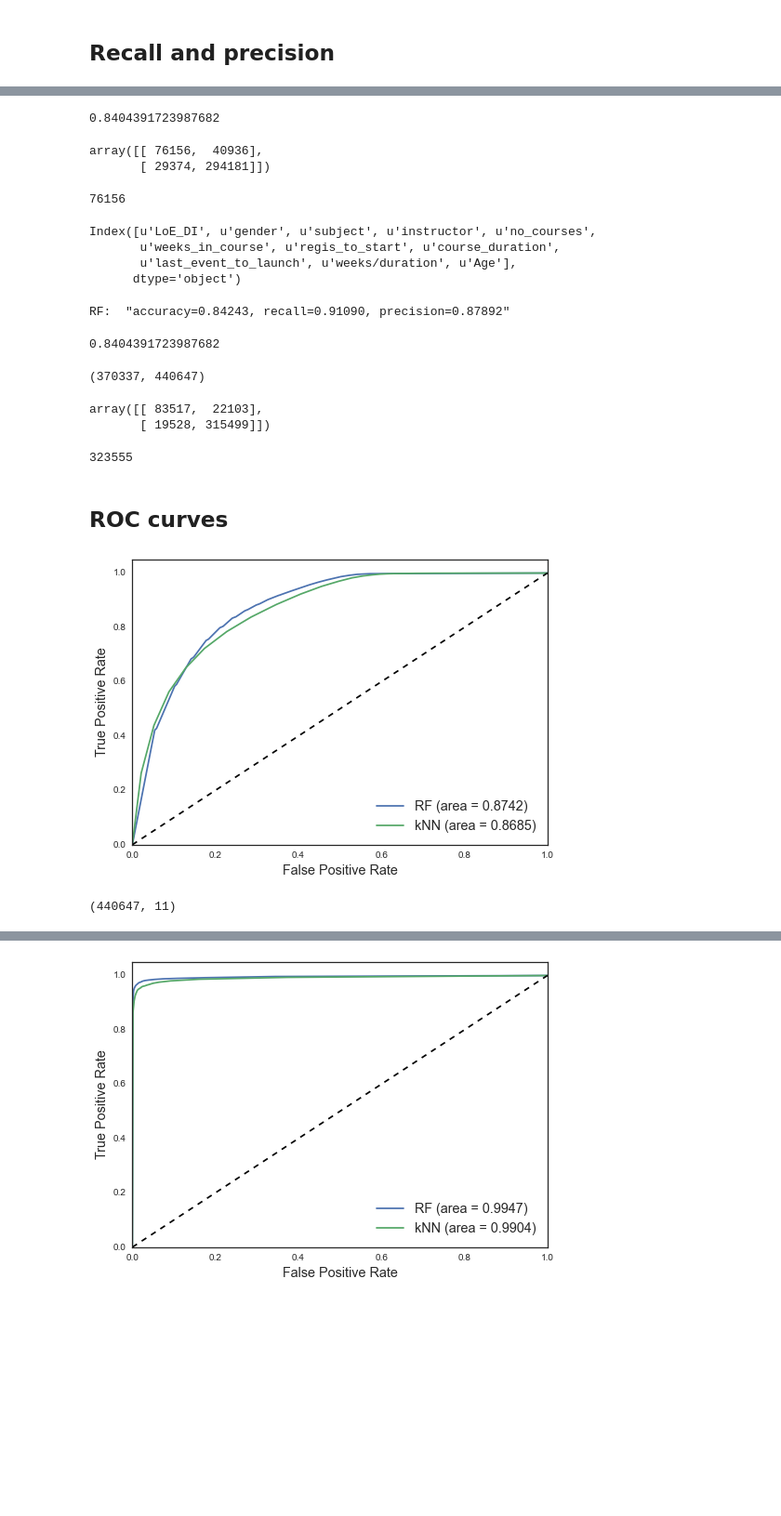
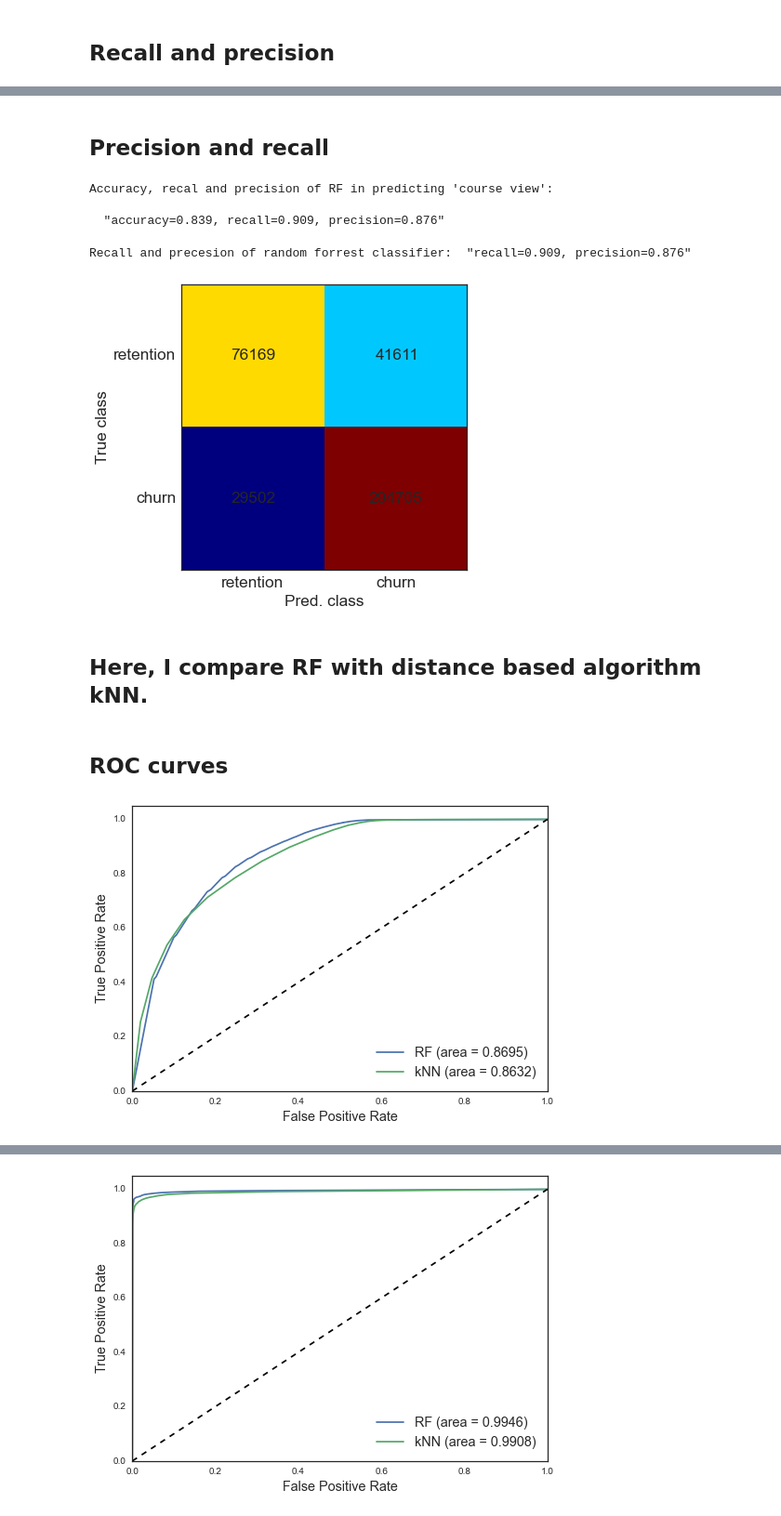
Before and after one commit to hadi-ds/mooc, a Jupyter notebook: Learning.ipynb, the cells around one changed output, grey strips where cells are left out. Shown at 93% size. Cells and saved outputs as stored; diff of their text form; code cells hidden in the pictures; blank space fills up the shorter version.

```diff
--- a/Learning.ipynb
+++ b/Learning.ipynb
@@ -391,53 +311,34 @@ confusion_matrices = [
-# %%
-mean(view_pred == view)
-# %% [output]
-0.8404391723987682
-# %%
-confusion_matrices[0][1]
-# %% [output]
-array([[ 76156,  40936],
-       [ 29374, 294181]])
-# %%
-s = 0
-for i in xrange(len(view)):
-    if view[i] == 0 and view_pred[i] == 0:
-        s += 1
-print s
-# %% [output]
-76156
-# %%
-df_view.columns
-# %% [output]
-Index([u'LoE_DI', u'gender', u'subject', u'instructor', u'no_courses',
-       u'weeks_in_course', u'regis_to_start', u'course_duration',
-       u'last_event_to_launch', u'weeks/duration', u'Age'],
-      dtype='object')
+# %% [markdown]
+## Precision and recall
+# %%
+from sklearn.metrics import confusion_matrix
+confusion_matrices = [
+        ( "Random Forest", confusion_matrix(is_view, is_view_pred)),
+    ]
+
+rf_conf = confusion_matrices[0][1]
+print "Accuracy, recal and precision of RF in predicting 'course view':\n\n  \"accuracy=%.3f, recall=%.3f, precision=%.3f\"\n" % (float(rf_conf[0][0]+rf_conf[1][1])/sum(rf_conf), float(rf_conf[1][1])/
+                                                  (rf_conf[1][1]+rf_conf[1][0]),
+                                                  float(rf_conf[1][1])/(rf_conf[1][1]+rf_conf[0][1]))
+# %% [output]
+Accuracy, recal and precision of RF in predicting 'course view':
+
+  "accuracy=0.839, recall=0.909, precision=0.876"
 # %%
+sns.set_style('white')
+plot_confusion_matrix(rf_conf)
+print "\n"
+
 rf_conf = confusion_matrices[0][1]
-print "RF:  \"accuracy=%.5f, recall=%.5f, precision=%.5f\"\n" % (float(rf_conf[0][0]+rf_conf[1][1])/sum(rf_conf), float(rf_conf[1][1])/
+print "Recall and precesion of random forrest classifier:  \"recall=%.3f, precision=%.3f\"\n" % (float(rf_conf[1][1])/
                                                   (rf_conf[1][1]+rf_conf[1][0]),
                                                   float(rf_conf[1][1])/(rf_conf[1][1]+rf_conf[0][1]))
-
 #print "SVC: \"recall=%.5f, precision=%.5f\"\n" % (float(svc_conf[1][1])/(svc_conf[1][1]+svc_conf[1][0]), float(svc_conf[1][1])/(svc_conf[1][1]+svc_conf[0][1]))
 # %% [output]
-RF:  "accuracy=0.84243, recall=0.91090, precision=0.87892"
+Recall and precesion of random forrest classifier:  "recall=0.909, precision=0.876"
+[figure, added]
-# %%
-float(rf_conf[0][0] + rf_conf[1][1])/sum(rf_conf)
-# %% [output]
-0.8404391723987682
-# %%
-rf_conf[0][0] + rf_conf[1][1], sum(rf_conf)
-# %% [output]
-(370337, 440647)
-# %%
-rf_conf
-# %% [output]
-array([[ 83517,  22103],
-       [ 19528, 315499]])
-# %%
-sum(view == 1)
-# %% [output]
-323555
+# %% [markdown]
+## Here, I compare RF with distance based algorithm kNN.
 # %% [markdown]
 ## ROC curves
 # %%
@@ -498,4 +394,4 @@ def plot_roc(X, y):
 # %%
-plot_roc(normalize(df_view), view)
+plot_roc(normalize(df_view), is_view)
 # %% [output]
-[figure, old version]
+[figure, new version]
@@ -509,4 +397,0 @@ counts = pd.value_counts(pred_churn)
-# %%
-df_view.shape
-# %% [output]
-(440647, 11)
```
Also changed, not shown: parts of 52 cells of this notebook.
